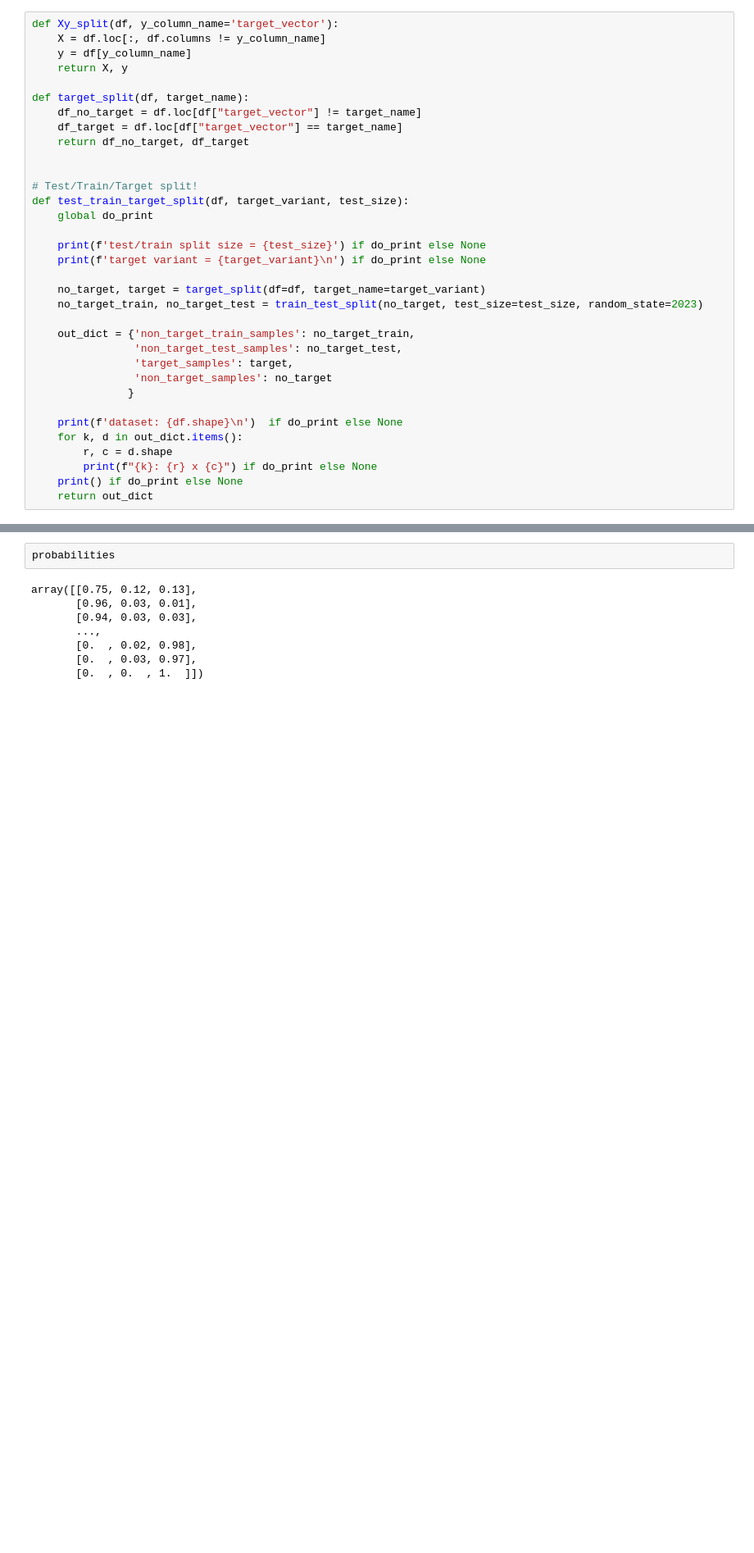
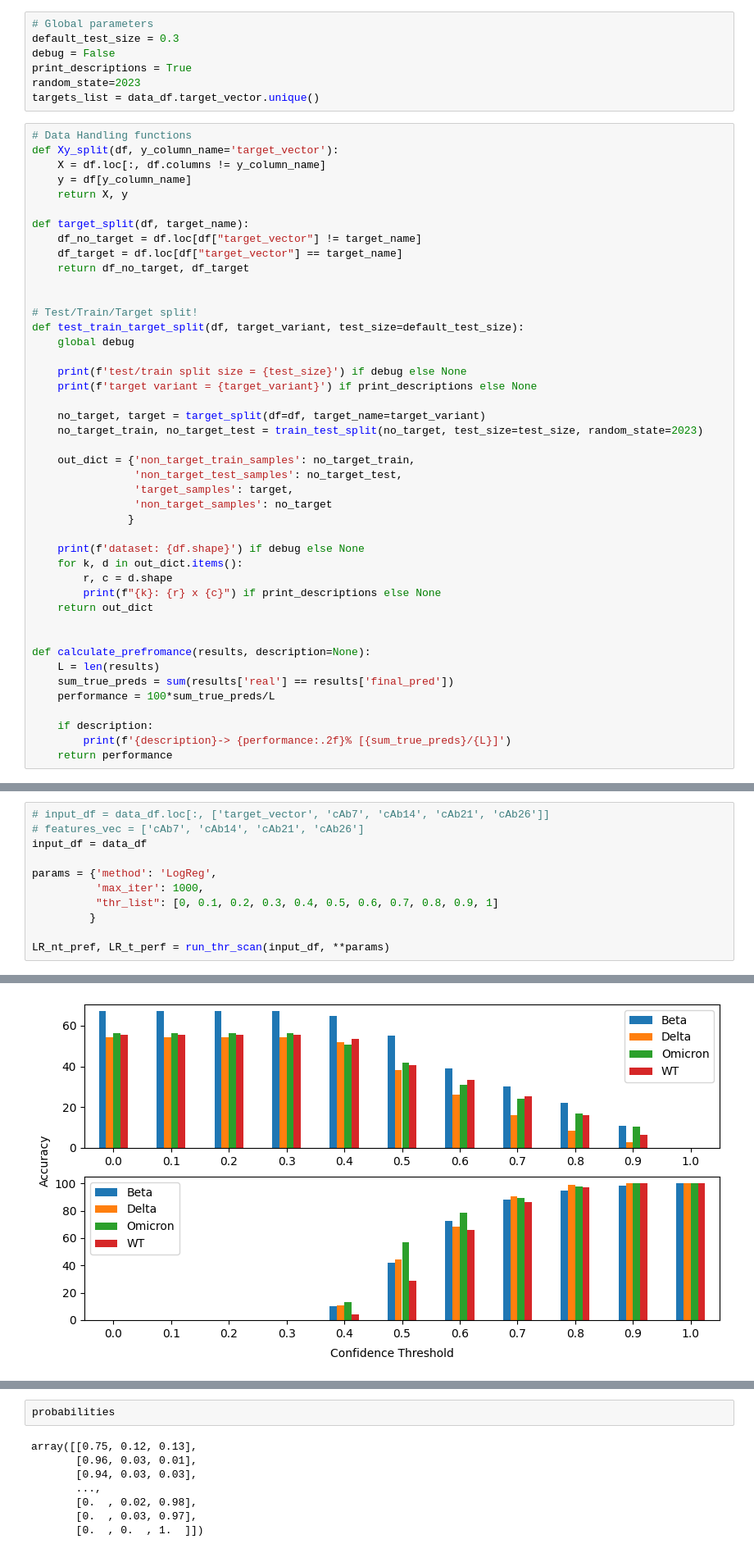
Before and after one commit to zq1498/variant_detection_codebase, a Jupyter notebook: Afi's code/notebook.ipynb, the cells around one changed output, grey strips where cells are left out. Shown at 82% size. Cells and saved outputs as stored; diff of their text form; blank space fills up the shorter version.

```diff
--- a/Afi's code/notebook.ipynb
+++ b/Afi's code/notebook.ipynb
@@ -43,4 +36,12 @@ Index(['Unnamed: 0', 'target_vector', 'cAb7', 'cAb8', 'cAb9', 'cAb10', 'cAb13',
+# %%
+# Global parameters
+default_test_size = 0.3
+debug = False
+print_descriptions = True
+random_state=2023
+targets_list = data_df.target_vector.unique()
 # %%
+# Data Handling functions
 def Xy_split(df, y_column_name='target_vector'):
     X = df.loc[:, df.columns != y_column_name]
     y = df[y_column_name]
@@ -53,11 +54,11 @@ def target_split(df, target_name):
 
 
 # Test/Train/Target split!
-def test_train_target_split(df, target_variant, test_size):
-    global do_print
+def test_train_target_split(df, target_variant, test_size=default_test_size):
+    global debug
 
-    print(f'test/train split size = {test_size}') if do_print else None
-    print(f'target variant = {target_variant}\n') if do_print else None
+    print(f'test/train split size = {test_size}') if debug else None
+    print(f'target variant = {target_variant}') if print_descriptions else None
 
     no_target, target = target_split(df=df, target_name=target_variant)
     no_target_train, no_target_test = train_test_split(no_target, test_size=test_size, random_state=2023)
@@ -68,10 +69,19 @@ def test_train_target_split(df, target_variant, test_size):
                 'non_target_samples': no_target
                }
 
-    print(f'dataset: {df.shape}\n')  if do_print else None
+    print(f'dataset: {df.shape}') if debug else None
     for k, d in out_dict.items():
         r, c = d.shape
-        print(f"{k}: {r} x {c}") if do_print else None
-    print() if do_print else None
+        print(f"{k}: {r} x {c}") if print_descriptions else None
     return out_dict
+
+
+def calculate_prefromance(results, description=None):
+    L = len(results)
+    sum_true_preds = sum(results['real'] == results['final_pred'])
+    performance = 100*sum_true_preds/L
+
+    if description:
+        print(f'{description}-> {performance:.2f}% [{sum_true_preds}/{L}]')
+    return performance
 # %%
@@ -128,0 +192,12 @@ def calculate_prefromance(results, description=None):
+# %%
+# input_df = data_df.loc[:, ['target_vector', 'cAb7', 'cAb14', 'cAb21', 'cAb26']]
+# features_vec = ['cAb7', 'cAb14', 'cAb21', 'cAb26']
+input_df = data_df
+
+params = {'method': 'LogReg',
+          'max_iter': 1000,
+          "thr_list": [0, 0.1, 0.2, 0.3, 0.4, 0.5, 0.6, 0.7, 0.8, 0.9, 1]
+         }
+
+LR_nt_pref, LR_t_perf = run_thr_scan(input_df, **params)
+# %% [output]
@@ -128,0 +221 @@ def calculate_prefromance(results, description=None):
+[figure, added]
```
Also changed, not shown: parts of 21 cells of this notebook.
